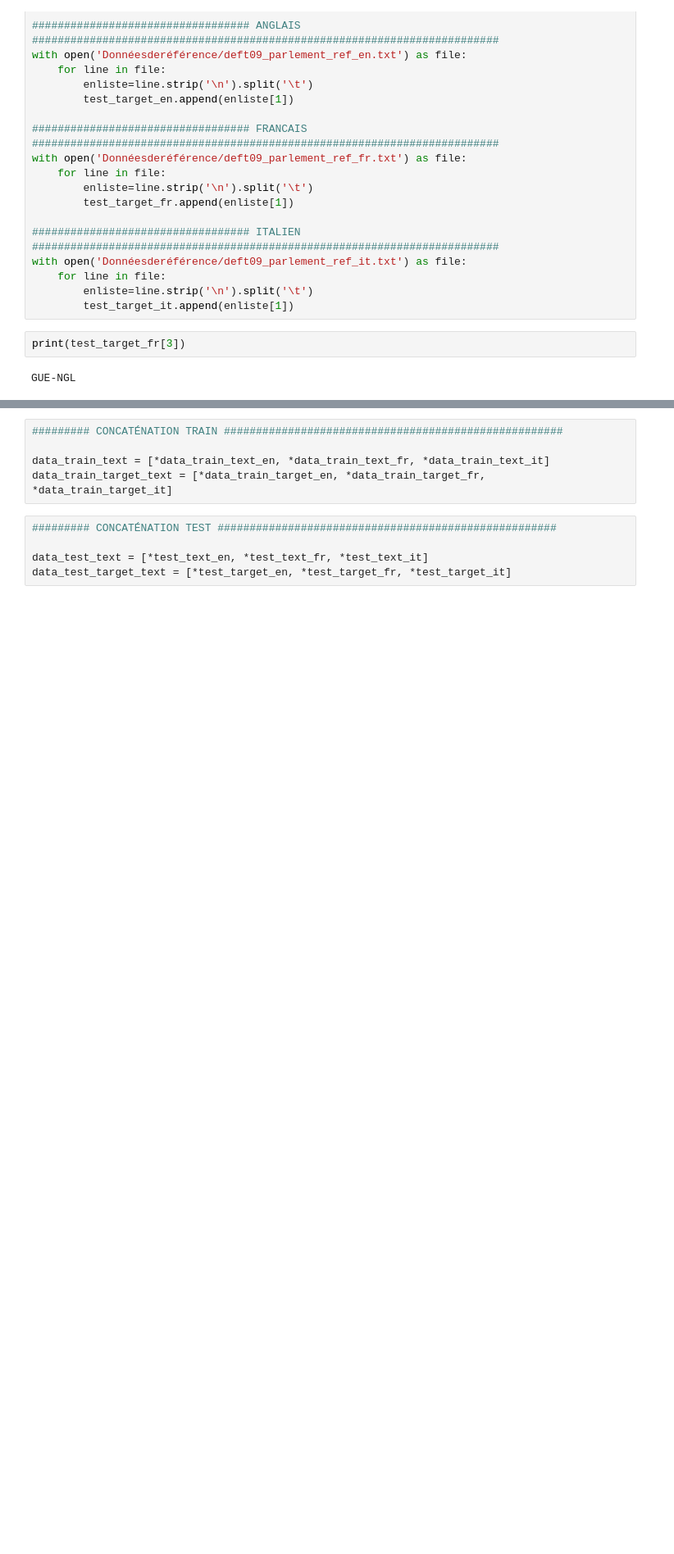
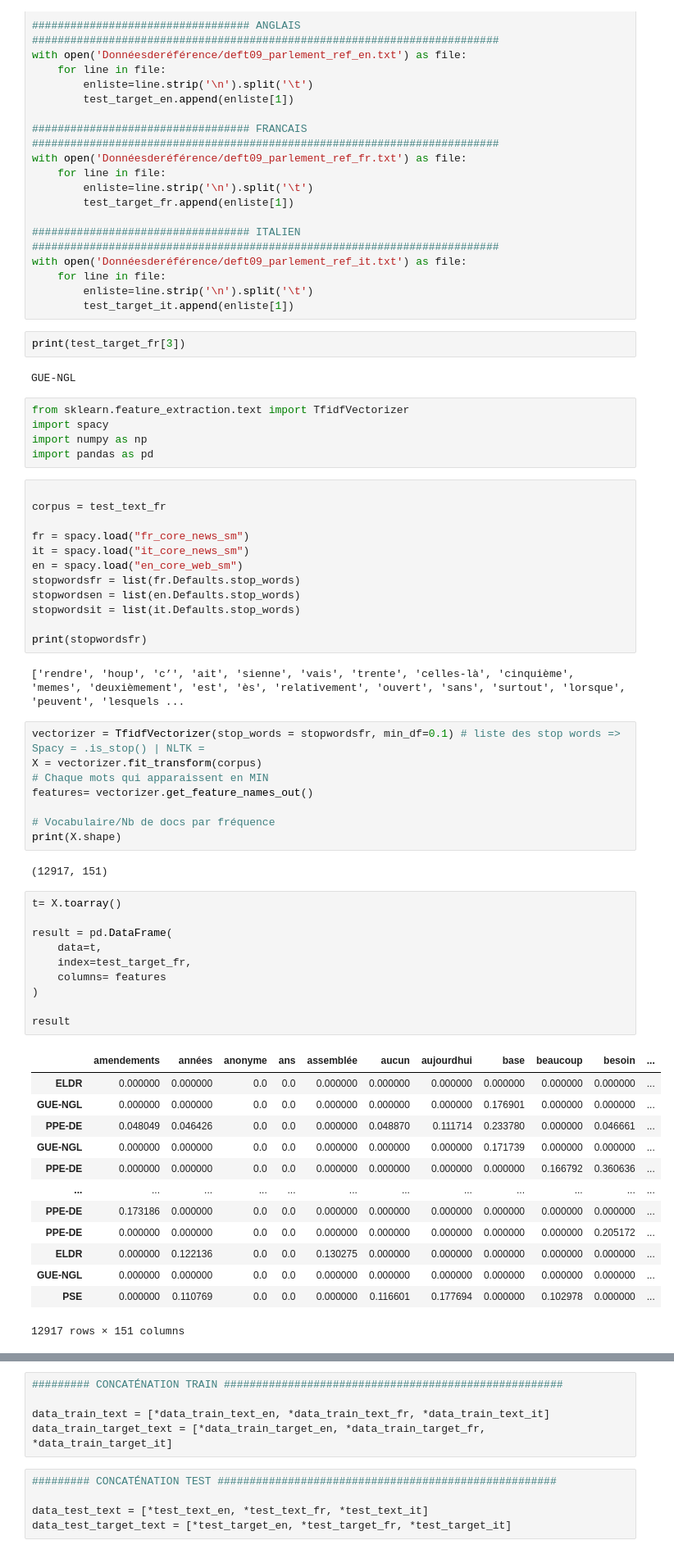
Before and after one commit to jmasSN/deft_2009, a Jupyter notebook: Codes/extract_main.ipynb, the cells around one changed output, grey strips where cells are left out. Shown: that part at 82% size. Drawn from its saved outputs; the diff is of its cells as text; blank space fills up the shorter version.

```diff
--- a/Codes/extract_main.ipynb
+++ b/Codes/extract_main.ipynb
@@ -158,3 +159,56 @@ with open('Donnéesderéférence/deft09_parlement_ref_it.txt') as file:
 print(test_target_fr[3])
 # %% [output]
 GUE-NGL
+# %%
+from sklearn.feature_extraction.text import TfidfVectorizer
+import spacy
+import numpy as np
+import pandas as pd
+# %%
+
+corpus = test_text_fr
+
+fr = spacy.load("fr_core_news_sm")
+it = spacy.load("it_core_news_sm")
+en = spacy.load("en_core_web_sm")
+stopwordsfr = list(fr.Defaults.stop_words)
+stopwordsen = list(en.Defaults.stop_words)
+stopwordsit = list(it.Defaults.stop_words)
+
+print(stopwordsfr)
+# %% [output]
+['rendre', 'houp', 'c’', 'ait', 'sienne', 'vais', 'trente', 'celles-là', 'cinquième', 'memes', 'deuxièmement', 'est', 'ès', 'relativement', 'ouvert', 'sans', 'surtout', 'lorsque', 'peuvent', 'lesquels ...
+# %%
+vectorizer = TfidfVectorizer(stop_words = stopwordsfr, min_df=0.1) # liste des stop words => Spacy = .is_stop() | NLTK =
+X = vectorizer.fit_transform(corpus)
+# Chaque mots qui apparaissent en MIN
+features= vectorizer.get_feature_names_out()
+
+# Vocabulaire/Nb de docs par fréquence
+print(X.shape)
+# %% [output]
+(12917, 151)
+# %%
+t= X.toarray()
+
+result = pd.DataFrame(
+    data=t,
+    index=test_target_fr,
+    columns= features
+)
+
+result
+# %% [output]
+|  | amendements | années | anonyme | ans | assemblée | aucun | aujourdhui | base | beaucoup | besoin | ... |
+| ELDR | 0.000000 | 0.000000 | 0.0 | 0.0 | 0.000000 | 0.000000 | 0.000000 | 0.000000 | 0.000000 | 0.000000 | ... |
+| GUE-NGL | 0.000000 | 0.000000 | 0.0 | 0.0 | 0.000000 | 0.000000 | 0.000000 | 0.176901 | 0.000000 | 0.000000 | ... |
+| PPE-DE | 0.048049 | 0.046426 | 0.0 | 0.0 | 0.000000 | 0.048870 | 0.111714 | 0.233780 | 0.000000 | 0.046661 | ... |
+| GUE-NGL | 0.000000 | 0.000000 | 0.0 | 0.0 | 0.000000 | 0.000000 | 0.000000 | 0.171739 | 0.000000 | 0.000000 | ... |
+| PPE-DE | 0.000000 | 0.000000 | 0.0 | 0.0 | 0.000000 | 0.000000 | 0.000000 | 0.000000 | 0.166792 | 0.360636 | ... |
+| ... | ... | ... | ... | ... | ... | ... | ... | ... | ... | ... | ... |
+| PPE-DE | 0.173186 | 0.000000 | 0.0 | 0.0 | 0.000000 | 0.000000 | 0.000000 | 0.000000 | 0.000000 | 0.000000 | ... |
+| PPE-DE | 0.000000 | 0.000000 | 0.0 | 0.0 | 0.000000 | 0.000000 | 0.000000 | 0.000000 | 0.000000 | 0.205172 | ... |
+| ELDR | 0.000000 | 0.122136 | 0.0 | 0.0 | 0.130275 | 0.000000 | 0.000000 | 0.000000 | 0.000000 | 0.000000 | ... |
+| GUE-NGL | 0.000000 | 0.000000 | 0.0 | 0.0 | 0.000000 | 0.000000 | 0.000000 | 0.000000 | 0.000000 | 0.000000 | ... |
+| PSE | 0.000000 | 0.110769 | 0.0 | 0.0 | 0.000000 | 0.116601 | 0.177694 | 0.000000 | 0.102978 | 0.000000 | ... |
+12917 rows × 151 columns
```
Also changed, not shown: parts of 4 cells of this notebook.
